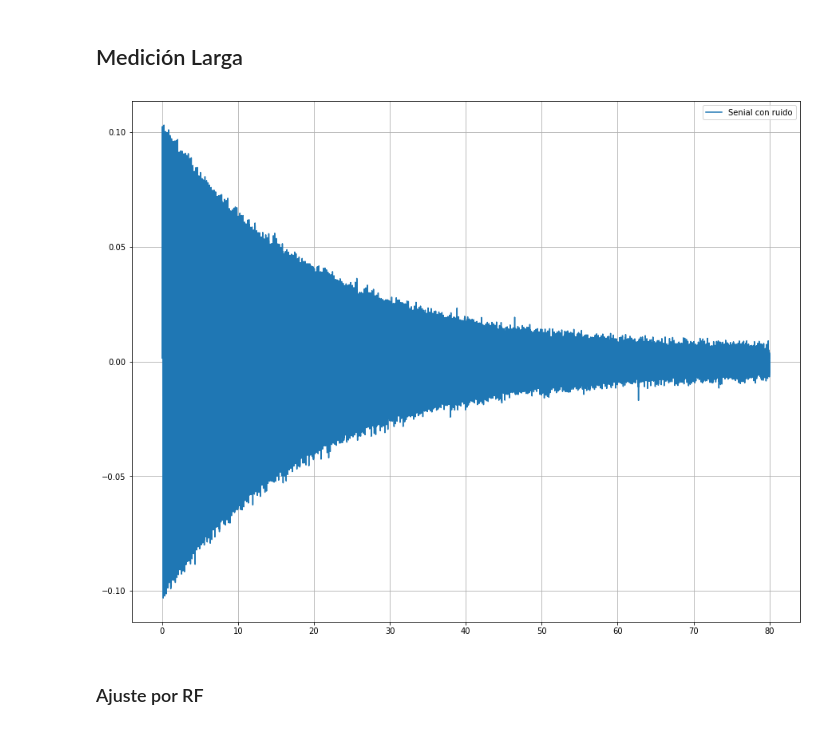
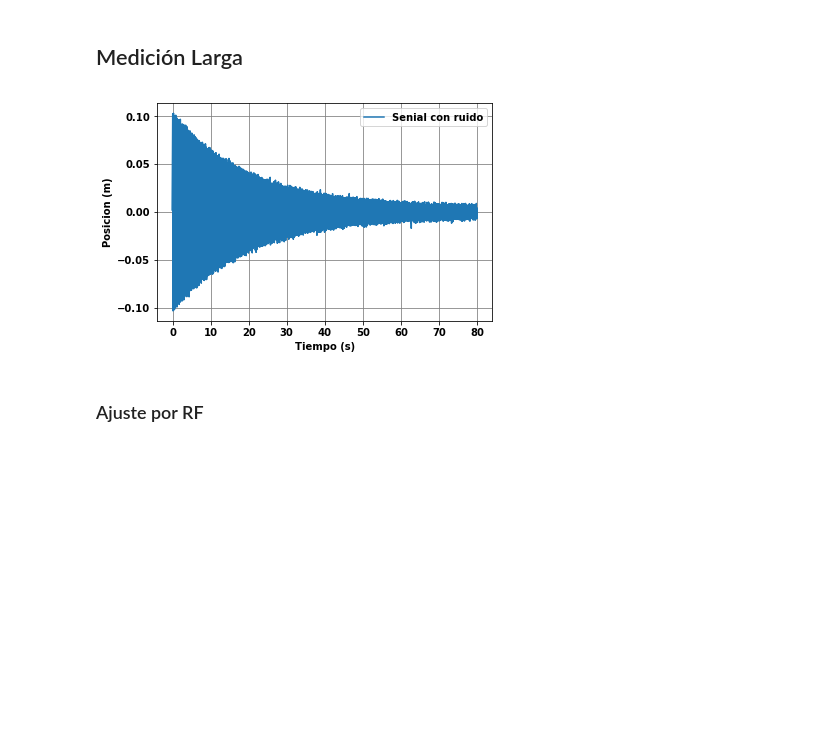
Before and after one commit to stellasm/repo_aa, a Jupyter notebook: tp2_posible_ejemplo.ipynb, the cells around one changed output. Drawn from its saved outputs; the diff is of its cells as text; code cells hidden in the pictures; blank space fills up the shorter version.

```diff
--- a/tp2_posible_ejemplo.ipynb
+++ b/tp2_posible_ejemplo.ipynb
@@ -9,6 +9,12 @@ def funcArmonica(x, a, b):
 # %%
 def funcAmortiguada(x, a, b, c):
     return a * np.sin(b*2*np.pi*x) *np.exp(-c*x)
+# %%
+font = {'family' : 'normal',
+        'weight' : 'semibold',
+        'size'   : 10}
+
+plt.matplotlib.rc('font', **font)
 # %%
 n_periodo = 250
 t_final = 1
@@ -68,17 +75,19 @@ t_data = np.linspace(0, t_final, N)
 y_sr = funcAmortiguada(t_data, amp, freq, gamma)
 y_data = y_sr + 0.0025*np.random.normal(size = N)
 # %%
-plt.figure(figsize=(15,12))
+#plt.figure(figsize=(15,12))
+
 plt.plot(t_data,y_data, label = 'Senial con ruido')
-plt.plot(t_data,y_sr, '--', lw = 4, label = 'Senial sin ruido')
-plt.grid()
+#plt.plot(t_data,y_sr, '--', lw = 4, label = 'Senial sin ruido')
+plt.grid(color = 'gray')
+#plt.grid()
 plt.legend()
-plt.xlabel('Tiempo (s)')
-plt.ylabel('Posicion (m)')
-plt.savefig('OAA_senial', dpi = 500)
+plt.xlabel('Tiempo (s)', fontdict = font)
+plt.ylabel('Posicion (m)', fontdict = font)
+plt.savefig('OAA_senial', dpi = 400)
 plt.show()
 # %% [output]
-[figure, old version]
+[figure, new version]
 # %% [markdown]
 ### Ajuste por RF
 # %%
```
Also changed, not shown: parts of 4 cells of this notebook.
